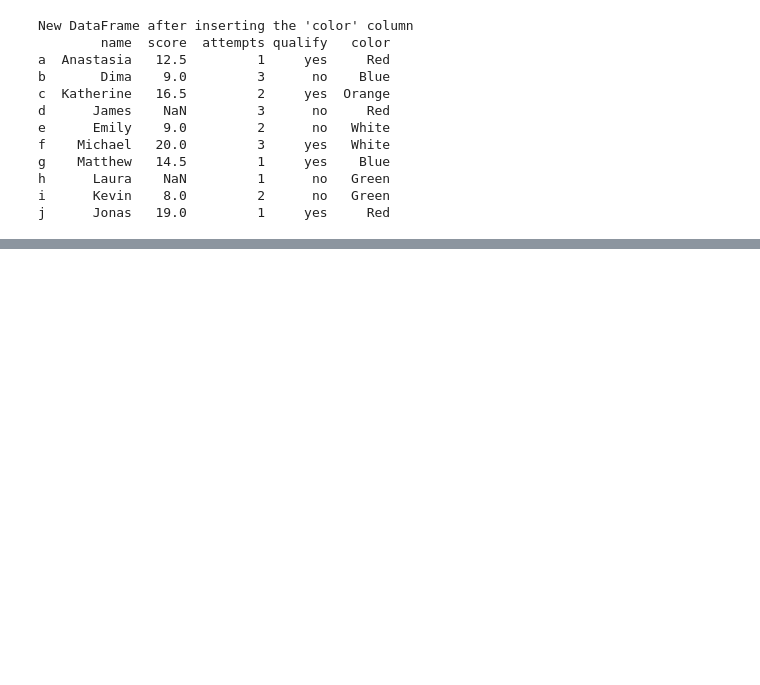
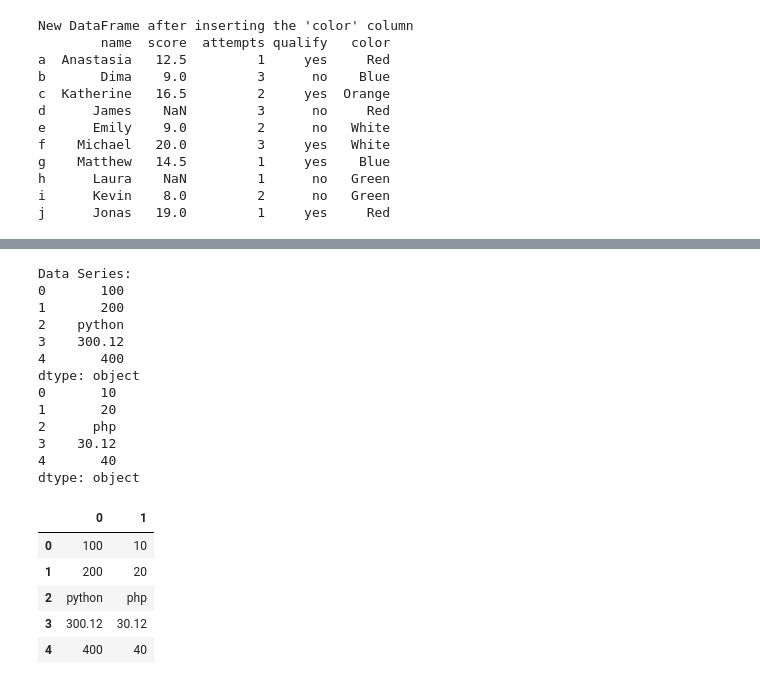
Before and after one commit to Jordon911/3_Project, a Jupyter notebook: 3_Project/Python Practice.ipynb, the cells around one changed output, grey strips where cells are left out. Saved outputs shown, nothing was run; the diff lists cells and outputs as text; code cells hidden in the pictures; blank space fills up the shorter version.

```diff
--- a/3_Project/Python Practice.ipynb
+++ b/3_Project/Python Practice.ipynb
@@ -628,0 +1079,31 @@ j      Jonas   19.0         1     yes     Red
+# %%
+#39. Write a Pandas program to combining two series into a DataFrame.
+
+s1 = pd.Series(['100', '200', 'python', '300.12', '400'])
+s2 = pd.Series(['10', '20', 'php', '30.12', '40'])
+print("Data Series:")
+print(s1)
+print(s2)
+
+concatenation = pd.concat([s1,s2], axis=1) #Since the axis is 1, the two series are stacked horizontally as columns.
+concatenation
+# %% [output]
+Data Series:
+0       100
+1       200
+2    python
+3    300.12
+4       400
+dtype: object
+0       10
+1       20
+2      php
+3    30.12
+4       40
+dtype: object
+|  | 0 | 1 |
+| 0 | 100 | 10 |
+| 1 | 200 | 20 |
+| 2 | python | php |
+| 3 | 300.12 | 30.12 |
+| 4 | 400 | 40 |
```
Also changed, not shown: parts of 61 cells of this notebook, 1 other file.
